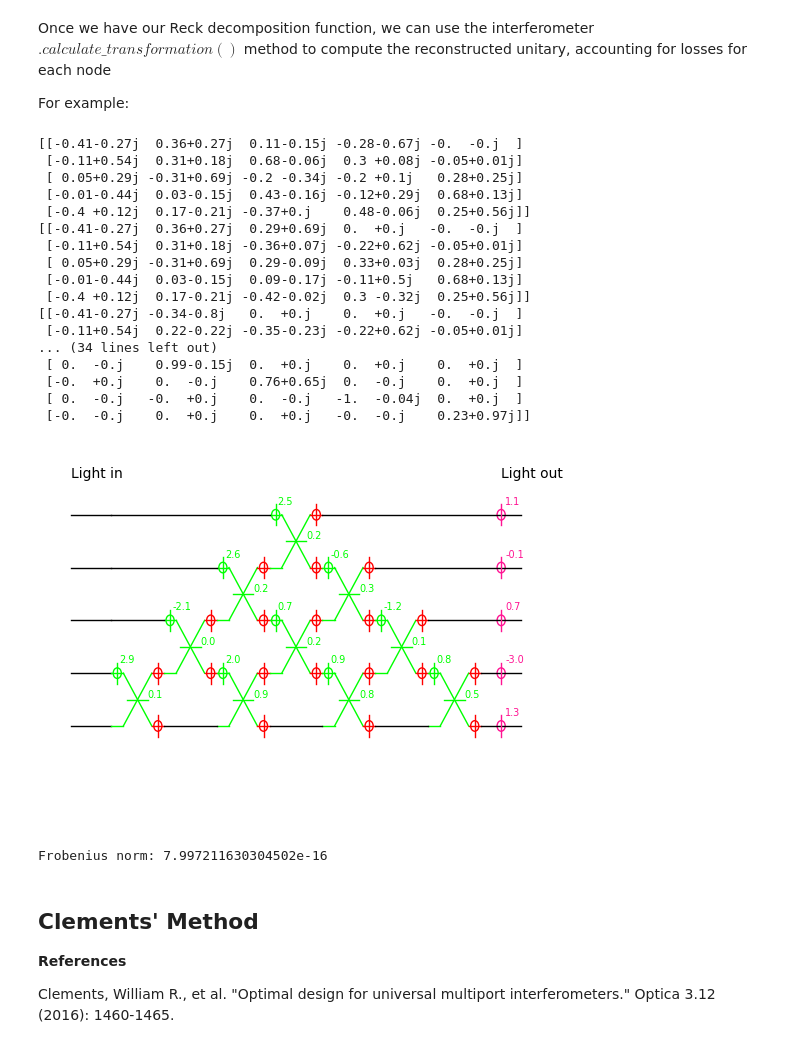
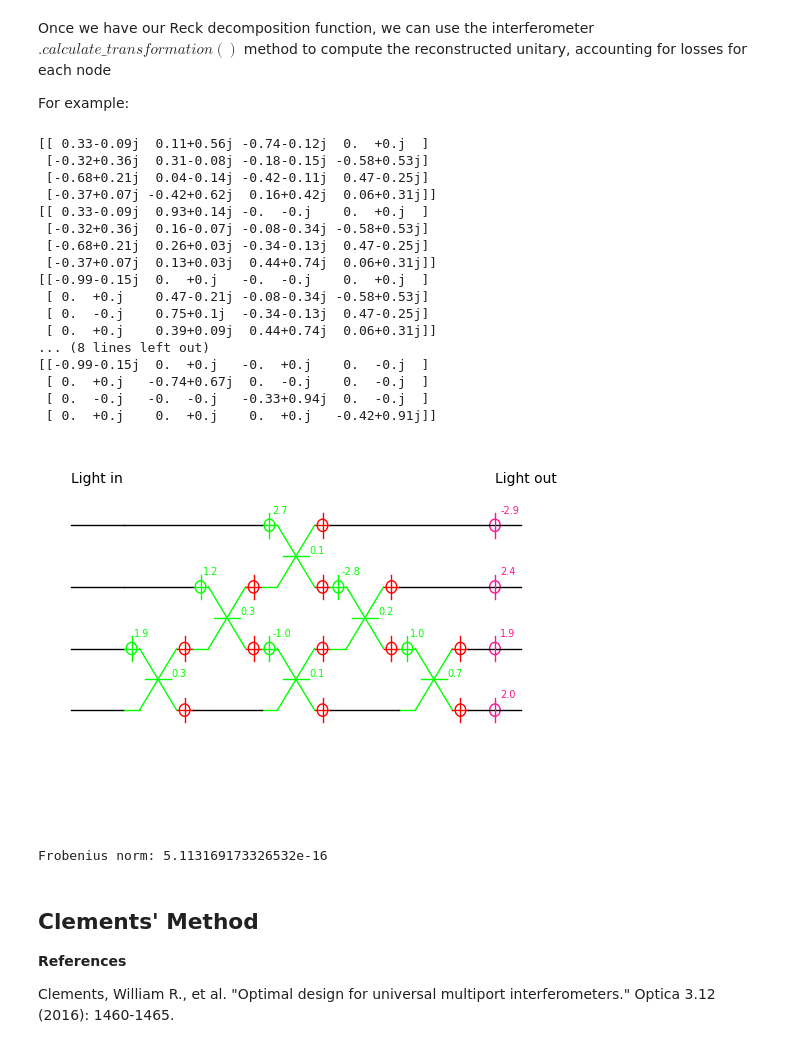
Before and after one commit to AndreaBarletta/fidelity-SGMZI, a Jupyter notebook: notebook.ipynb, the cells around one changed output. Drawn from its saved outputs; the diff is of its cells as text; code cells hidden in the pictures.

```diff
--- a/notebook.ipynb
+++ b/notebook.ipynb
@@ -124,33 +124,33 @@ Once we have our Reck decomposition function, we can use the interferometer $.ca
 
 For example:
 # %%
-U = random_unitary(5)
+U = random_unitary(4)
 I = decompose_reck(U)
 I.draw()
 
 Uexp = I.calculate_transformation()
 
 print("Frobenius norm:", np.linalg.norm(Uexp - U))
 # %% [output]
-[[-0.41-0.27j  0.36+0.27j  0.11-0.15j -0.28-0.67j -0.  -0.j  ]
- [-0.11+0.54j  0.31+0.18j  0.68-0.06j  0.3 +0.08j -0.05+0.01j]
- [ 0.05+0.29j -0.31+0.69j -0.2 -0.34j -0.2 +0.1j   0.28+0.25j]
- [-0.01-0.44j  0.03-0.15j  0.43-0.16j -0.12+0.29j  0.68+0.13j]
- [-0.4 +0.12j  0.17-0.21j -0.37+0.j    0.48-0.06j  0.25+0.56j]]
-[[-0.41-0.27j  0.36+0.27j  0.29+0.69j  0.  +0.j   -0.  -0.j  ]
- [-0.11+0.54j  0.31+0.18j -0.36+0.07j -0.22+0.62j -0.05+0.01j]
- [ 0.05+0.29j -0.31+0.69j  0.29-0.09j  0.33+0.03j  0.28+0.25j]
- [-0.01-0.44j  0.03-0.15j  0.09-0.17j -0.11+0.5j   0.68+0.13j]
- [-0.4 +0.12j  0.17-0.21j -0.42-0.02j  0.3 -0.32j  0.25+0.56j]]
-[[-0.41-0.27j -0.34-0.8j   0.  +0.j    0.  +0.j   -0.  -0.j  ]
- [-0.11+0.54j  0.22-0.22j -0.35-0.23j -0.22+0.62j -0.05+0.01j]
-... (34 lines left out)
- [ 0.  -0.j    0.99-0.15j  0.  +0.j    0.  +0.j    0.  +0.j  ]
- [-0.  +0.j    0.  -0.j    0.76+0.65j  0.  -0.j    0.  +0.j  ]
- [ 0.  -0.j   -0.  +0.j    0.  -0.j   -1.  -0.04j  0.  +0.j  ]
- [-0.  -0.j    0.  +0.j    0.  +0.j   -0.  -0.j    0.23+0.97j]]
+[[ 0.33-0.09j  0.11+0.56j -0.74-0.12j  0.  +0.j  ]
+ [-0.32+0.36j  0.31-0.08j -0.18-0.15j -0.58+0.53j]
+ [-0.68+0.21j  0.04-0.14j -0.42-0.11j  0.47-0.25j]
+ [-0.37+0.07j -0.42+0.62j  0.16+0.42j  0.06+0.31j]]
+[[ 0.33-0.09j  0.93+0.14j -0.  -0.j    0.  +0.j  ]
+ [-0.32+0.36j  0.16-0.07j -0.08-0.34j -0.58+0.53j]
+ [-0.68+0.21j  0.26+0.03j -0.34-0.13j  0.47-0.25j]
+ [-0.37+0.07j  0.13+0.03j  0.44+0.74j  0.06+0.31j]]
+[[-0.99-0.15j  0.  +0.j   -0.  -0.j    0.  +0.j  ]
+ [ 0.  +0.j    0.47-0.21j -0.08-0.34j -0.58+0.53j]
+ [ 0.  -0.j    0.75+0.1j  -0.34-0.13j  0.47-0.25j]
+ [ 0.  +0.j    0.39+0.09j  0.44+0.74j  0.06+0.31j]]
+... (8 lines left out)
+[[-0.99-0.15j  0.  +0.j   -0.  +0.j    0.  -0.j  ]
+ [ 0.  +0.j   -0.74+0.67j  0.  -0.j    0.  -0.j  ]
+ [ 0.  -0.j   -0.  -0.j   -0.33+0.94j  0.  -0.j  ]
+ [ 0.  +0.j    0.  +0.j    0.  +0.j   -0.42+0.91j]]
-[figure, old version]
+[figure, new version]
-Frobenius norm: 7.997211630304502e-16
+Frobenius norm: 5.113169173326532e-16
 # %% [markdown]
 ## Clements' Method
 **References**
```
Also changed, not shown: parts of 1 cell of this notebook.
